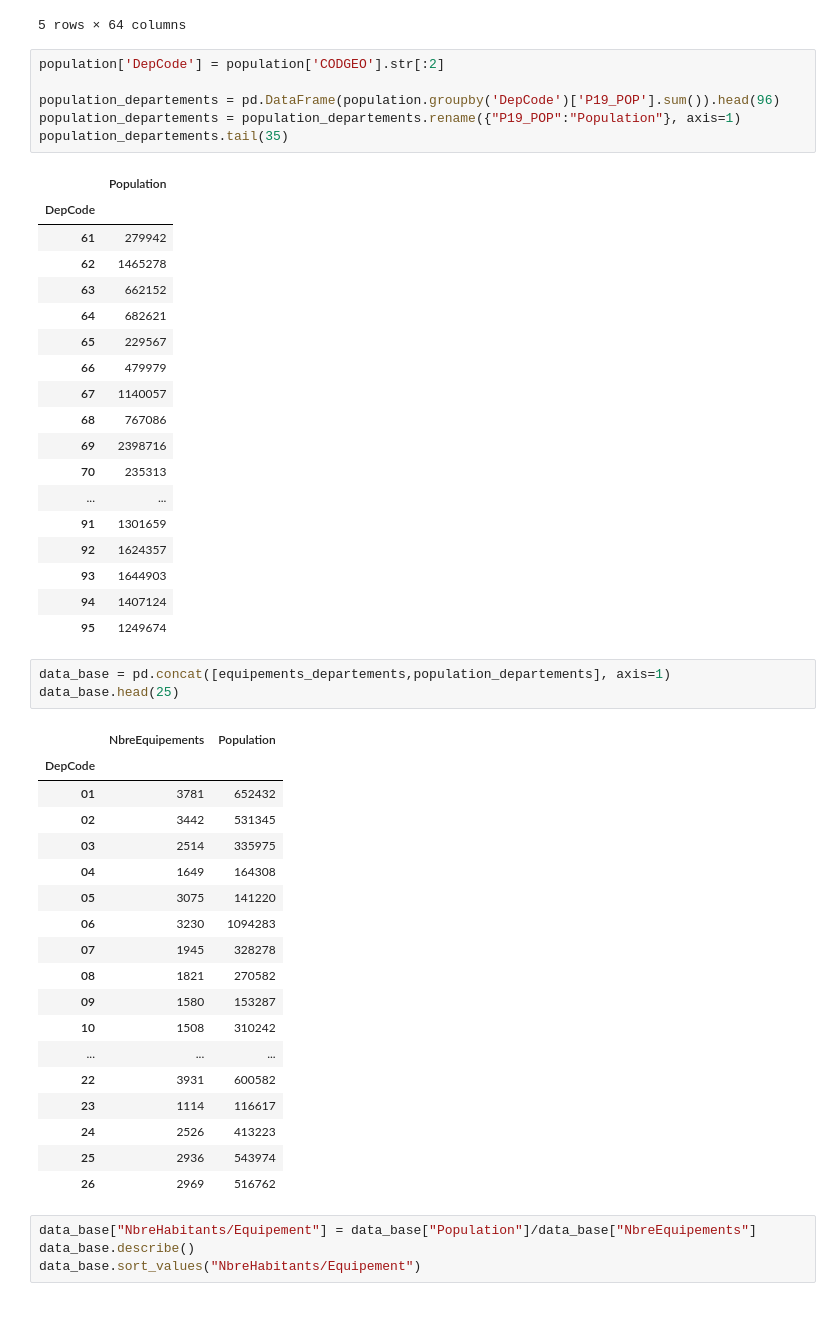
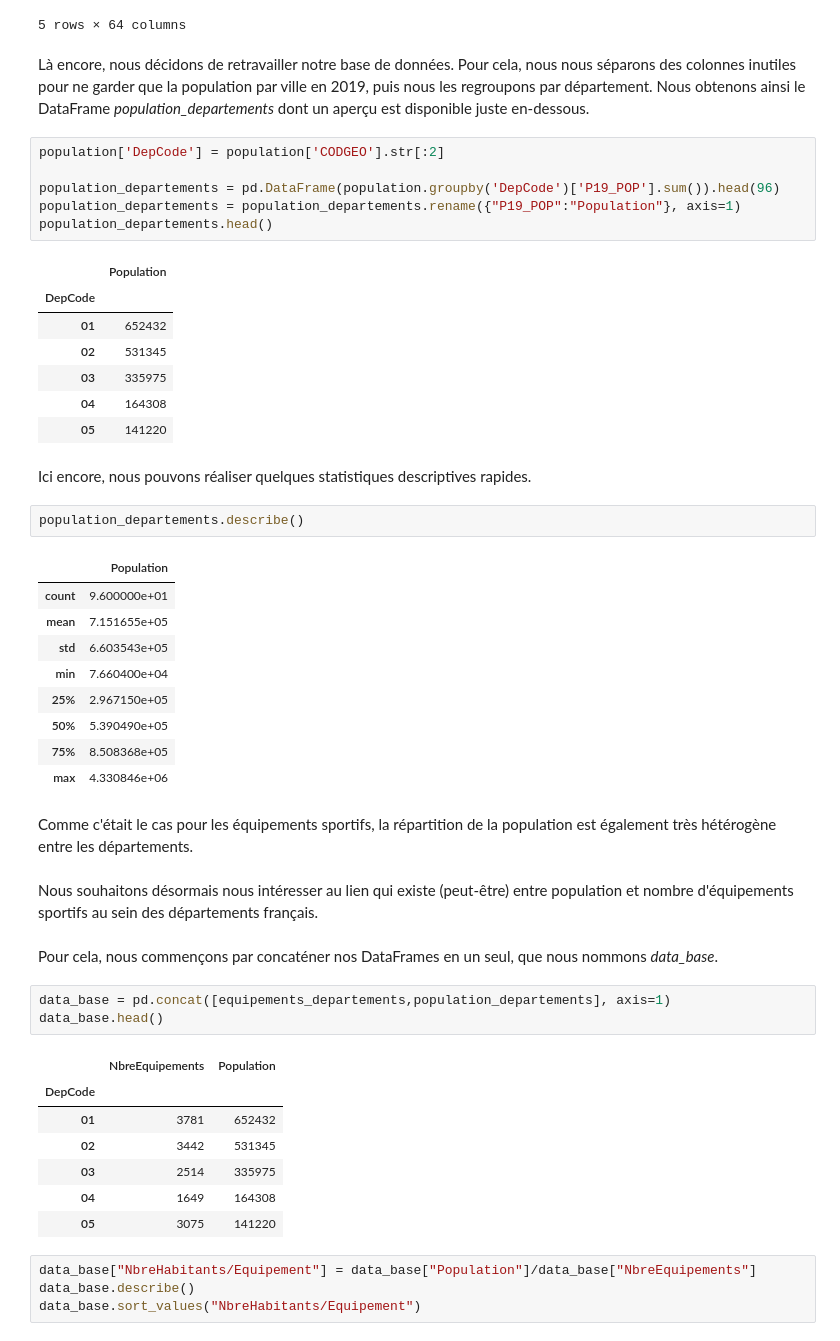
Before and after one commit to JulesChpn/ProjetPython, a Jupyter notebook: README.ipynb, the cells around one changed output. Drawn from its saved outputs; the diff is of its cells as text; blank space fills up the shorter version.

```diff
--- a/README.ipynb
+++ b/README.ipynb
@@ -106,53 +108,54 @@ population.head()
 | 3 | 01005 | 1751 | 1635 | 1567 | 1408 | 1156 | 848 | 756 | 627 | 15.92 | ... | ... |
 | 4 | 01006 | 112 | 108 | 123 | 86 | 76 | 65 | 82 | 108 | 5.88 | ... | ... |
 5 rows × 64 columns
+# %% [markdown]
+Là encore, nous décidons de retravailler notre base de données. Pour cela, nous nous séparons des colonnes inutiles pour ne garder que la population par ville en 2019, puis nous les regroupons par département.
+Nous obtenons ainsi le DataFrame *population_departements* dont un aperçu est disponible juste en-dessous.
 # %%
 population['DepCode'] = population['CODGEO'].str[:2]
 
 population_departements = pd.DataFrame(population.groupby('DepCode')['P19_POP'].sum()).head(96)
 population_departements = population_departements.rename({"P19_POP":"Population"}, axis=1)
-population_departements.tail(35)
+population_departements.head()
 # %% [output]
 |  | Population |
 | DepCode |  |
-| 61 | 279942 |
-| 62 | 1465278 |
-| 63 | 662152 |
-| 64 | 682621 |
-| 65 | 229567 |
-| 66 | 479979 |
-| 67 | 1140057 |
-| 68 | 767086 |
-| 69 | 2398716 |
-| 70 | 235313 |
-| ... | ... |
-| 91 | 1301659 |
-| 92 | 1624357 |
-| 93 | 1644903 |
-| 94 | 1407124 |
-| 95 | 1249674 |
+| 01 | 652432 |
+| 02 | 531345 |
+| 03 | 335975 |
+| 04 | 164308 |
+| 05 | 141220 |
+# %% [markdown]
+Ici encore, nous pouvons réaliser quelques statistiques descriptives rapides.
+# %%
+population_departements.describe()
+# %% [output]
+|  | Population |
+| count | 9.600000e+01 |
+| mean | 7.151655e+05 |
+| std | 6.603543e+05 |
+| min | 7.660400e+04 |
+| 25% | 2.967150e+05 |
+| 50% | 5.390490e+05 |
+| 75% | 8.508368e+05 |
+| max | 4.330846e+06 |
+# %% [markdown]
+Comme c'était le cas pour les équipements sportifs, la répartition de la population est également très hétérogène entre les départements.
+# %% [markdown]
+Nous souhaitons désormais nous intéresser au lien qui existe (peut-être) entre population et nombre d'équipements sportifs au sein des départements français.
+# %% [markdown]
+Pour cela, nous commençons par concaténer nos DataFrames en un seul, que nous nommons *data_base*.
 # %%
 data_base = pd.concat([equipements_departements,population_departements], axis=1)
-data_base.head(25)
+data_base.head()
 # %% [output]
 |  | NbreEquipements | Population |
 | DepCode |  |  |
 | 01 | 3781 | 652432 |
 | 02 | 3442 | 531345 |
 | 03 | 2514 | 335975 |
 | 04 | 1649 | 164308 |
 | 05 | 3075 | 141220 |
-| 06 | 3230 | 1094283 |
-| 07 | 1945 | 328278 |
-| 08 | 1821 | 270582 |
-| 09 | 1580 | 153287 |
-| 10 | 1508 | 310242 |
-| ... | ... | ... |
-| 22 | 3931 | 600582 |
-| 23 | 1114 | 116617 |
-| 24 | 2526 | 413223 |
-| 25 | 2936 | 543974 |
-| 26 | 2969 | 516762 |
 # %%
 data_base["NbreHabitants/Equipement"] = data_base["Population"]/data_base["NbreEquipements"]
 data_base.describe()
```
Also changed, not shown: parts of 8 cells of this notebook.
